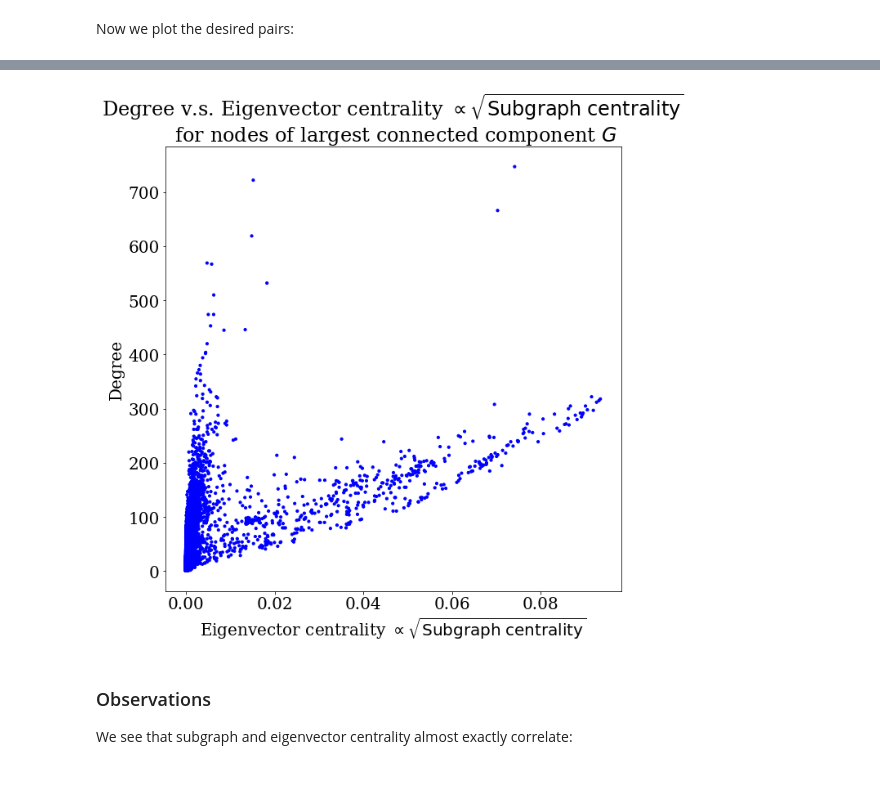
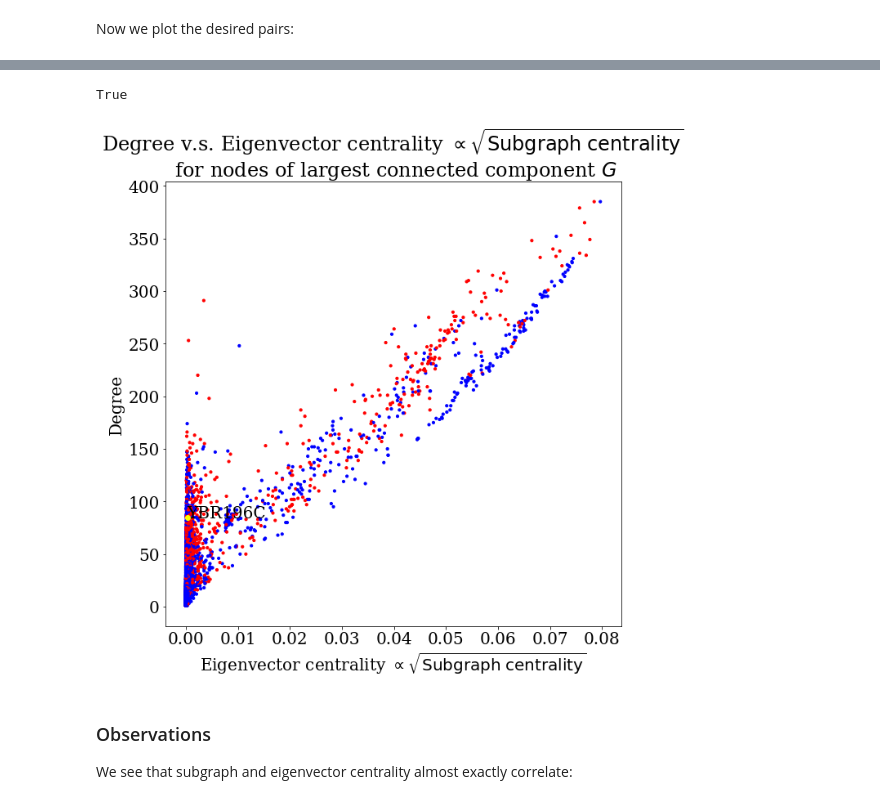
Before and after one commit to xdimos/Group-D-3888-Project, a Jupyter notebook: Lethality Fitting.ipynb, the cells around one changed output, grey strips where cells are left out. Drawn from its saved outputs; the diff is of its cells as text; code cells hidden in the pictures.

```diff
--- a/Lethality Fitting.ipynb
+++ b/Lethality Fitting.ipynb
@@ -153,7 +153,7 @@ f.close()
 # IF IMPORTING FROM THE SAVED VALUES, START FROM HERE
 importing_from_file = True
 if (importing_from_file):
-    with open('network_measures.csv', newline='') as network_measures_file:
+    with open('network_measures_yeast.csv', newline='') as network_measures_file:
         reader = csv.reader(network_measures_file)
         measure_data = list(reader)
 
@@ -175,3 +175,11 @@ if (importing_from_file):
     ess_colors = ['red' if k == 'True' else 'blue' for k in imported_ess]
 # %% [markdown]
 Now we plot the desired pairs:
+# %%
+neigh = list(subset_network.neighbors("ENSP00000405573"));
+deg = [subset_network.degree[neigh[i]] for i in range(len(neigh))]
+
+neigh_sorted = sorted(neigh, key=lambda p: deg[neigh.index(p)], reverse=True)
+deg_sorted = sorted(deg, reverse=True)
+for i in range(len(neigh_sorted)):
+    print(neigh_sorted[i],"has degree", deg_sorted[i])
@@ -195,41 +221,48 @@ plt.xlabel("Eigenvector centrality $\propto \sqrt{\mathrm{Subgraph\;centrality}}
 plt.ylabel("Degree")
 
 #ess_legend()
+node_list = list(subset_network.nodes)
+for i in range(len(eigen_centrality)):
+    if (node_list[i]=="YBR196C"):
+        plt.text(eigen_centrality[i], degrees[i], node_list[i])
+        plt.scatter(eigen_centrality[i], degrees[i], marker="o", color="yellow")
 
+print("YBR196C" in ess_list)
 
 # Names:
 
 # To zoom in:
 naming_nodes = False
 if (naming_nodes):
     Zooming_in = False
     if (Zooming_in):
         x_min = 0
         x_max = 0.001
         y_min = 0
         y_max = 50
         plt.xlim([x_min,x_max])
         plt.ylim([y_min,y_max])
         for i in range(len(eigen_centrality)):
             if (name_list_cutdown[i] is not None):
                 if (eigen_centrality[i] > x_min and eigen_centrality[i] < x_max
                    and degrees[i] > y_min and degrees[i] < y_max):
                     plt.text(eigen_centrality[i], degrees[i],name_list_cutdown[i], fontsize=10)
     else:
         for i in range(len(eigen_centrality)):
             if (name_list_cutdown[i] is not None):
                 plt.text(eigen_centrality[i], degrees[i],name_list_cutdown[i], fontsize=10)
 
 just_one = False
 if (just_one):
     for i in range(len(eigen_centrality)):
         if (just_one_name[i] is not None):
             plt.text(eigen_centrality[i], degrees[i],just_one_name[i], fontsize=10)
 
 plt.savefig("HRY Diagram homo.pdf")
 plt.show()
 # %% [output]
+True
-[figure, old version]
+[figure, new version]
 # %% [markdown]
 ### Observations
 
```
Also changed, not shown: parts of 3 cells of this notebook, 9 other files.
